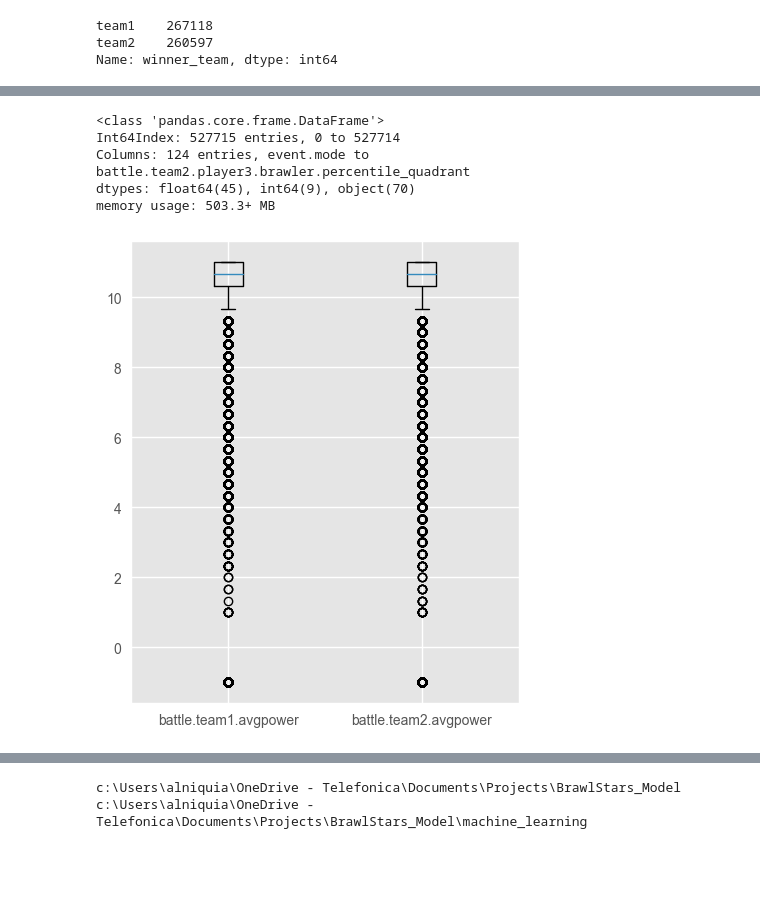
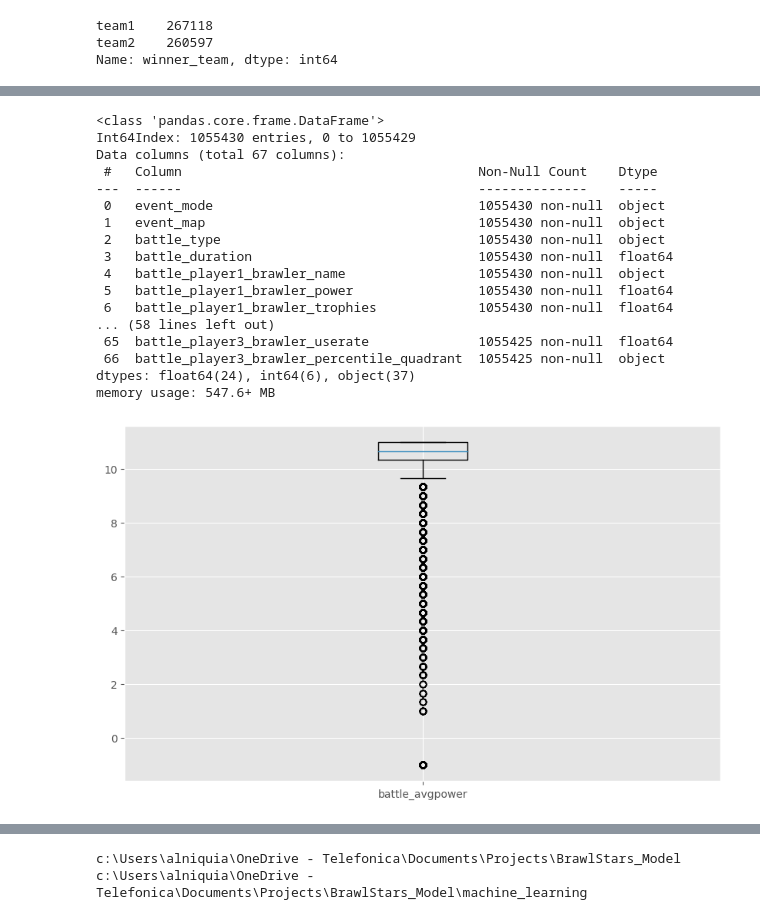
Before and after one commit to aquinteros/BrawlStars_Analytics, a Jupyter notebook: brawlstars_ML_training.ipynb, the cells around one changed output, grey strips where cells are left out. Drawn from its saved outputs; the diff is of its cells as text; code cells hidden in the pictures; blank space fills up the shorter version.

```diff
--- a/brawlstars_ML_training.ipynb
+++ b/brawlstars_ML_training.ipynb
@@ -86,5 +82,5 @@ Name: player_team, dtype: int64
 # %%
 # eliminar draws, no aportan al modelo
-crossBattlelog = crossBattlelog[crossBattlelog['battle.result'] != 'draw'].reset_index(drop=True)
+crossBattlelog = crossBattlelog[crossBattlelog['battle_result'] != 'draw'].reset_index(drop=True)
 # %%
 # crear columna winner_team
@@ -320,8 +259,8 @@ memory usage: 338.2+ MB
 # %%
 # merge map data
-battlelogFinal = battlelogFinal.merge(barrierList, how='inner', on='event.map')
-battlelogFinal = battlelogFinal.merge(bushList, how='inner', on='event.map')
-battlelogFinal = battlelogFinal.merge(waterList, how='left', on='event.map')
+battlelogFinal = battlelogFinal.merge(barrierList, how='inner', on='event_map')
+battlelogFinal = battlelogFinal.merge(bushList, how='inner', on='event_map')
+battlelogFinal = battlelogFinal.merge(waterList, how='left', on='event_map')
 battlelogFinal['waterProp'] = battlelogFinal['waterProp'].fillna(0)
 battlelogFinal.info()
 # %% [output]
@@ -347,24 +286,33 @@ memory usage: 358.3+ MB
 def add_wr_ur(df, prefix):
 	df = pd.merge(
 		left=df
-		,right=brawler_wr_ur[['brawlername', 'event.mode', 'event.map', 'winrate', 'userate', 'percentile_quadrant']].add_prefix(prefix)
-		,left_on=[prefix + 'name', 'event.mode', 'event.map']
-		,right_on=[prefix + 'brawlername', prefix + 'event.mode', prefix + 'event.map']
+		,right=brawler_wr_ur[['brawlername', 'event_mode', 'event_map', 'winrate', 'userate', 'percentile_quadrant']].add_prefix(prefix)
+		,left_on=[prefix + 'name', 'event_mode', 'event_map']
+		,right_on=[prefix + 'brawlername', prefix + 'event_mode', prefix + 'event_map']
 		,how='left'
 		,suffixes=('','_w'))
 	return df
 
-battlelogFinal = add_wr_ur(battlelogFinal, 'battle.team1.player1.brawler.')
-battlelogFinal = add_wr_ur(battlelogFinal, 'battle.team1.player2.brawler.')
-battlelogFinal = add_wr_ur(battlelogFinal, 'battle.team1.player3.brawler.')
-battlelogFinal = add_wr_ur(battlelogFinal, 'battle.team2.player1.brawler.')
-battlelogFinal = add_wr_ur(battlelogFinal, 'battle.team2.player2.brawler.')
-battlelogFinal = add_wr_ur(battlelogFinal, 'battle.team2.player3.brawler.')
+battlelogFinal = add_wr_ur(battlelogFinal, 'battle_player1_brawler_')
+battlelogFinal = add_wr_ur(battlelogFinal, 'battle_player2_brawler_')
+battlelogFinal = add_wr_ur(battlelogFinal, 'battle_player3_brawler_')
 
 battlelogFinal.info()
 # %% [output]
 <class 'pandas.core.frame.DataFrame'>
-Int64Index: 527715 entries, 0 to 527714
-Columns: 124 entries, event.mode to battle.team2.player3.brawler.percentile_quadrant
-dtypes: float64(45), int64(9), object(70)
-memory usage: 503.3+ MB
+Int64Index: 1055430 entries, 0 to 1055429
+Data columns (total 67 columns):
+ #   Column                                      Non-Null Count    Dtype
+---  ------                                      --------------    -----
+ 0   event_mode                                  1055430 non-null  object
+ 1   event_map                                   1055430 non-null  object
+ 2   battle_type                                 1055430 non-null  object
+ 3   battle_duration                             1055430 non-null  float64
+ 4   battle_player1_brawler_name                 1055430 non-null  object
+ 5   battle_player1_brawler_power                1055430 non-null  float64
+ 6   battle_player1_brawler_trophies             1055430 non-null  float64
+... (58 lines left out)
+ 65  battle_player3_brawler_userate              1055425 non-null  float64
+ 66  battle_player3_brawler_percentile_quadrant  1055425 non-null  object
+dtypes: float64(24), int64(6), object(37)
+memory usage: 547.6+ MB
@@ -381,23 +320,23 @@ memory usage: 503.3+ MB
 plt.style.use('ggplot')
 # %%
 # crear columna avg power
-def create_avg(row, team, column):
-    return (row['battle.' + team + '.player1.brawler.'+ column] + row['battle.' + team + '.player2.brawler.'+ column] + row['battle.' + team + '.player3.brawler.'+ column]) / 3
+def create_avg(row, column):
+    return (row['battle_player1_brawler_'+ column] + row['battle_player2_brawler_'+ column] + row['battle_player3_brawler_'+ column]) / 3
 
-def create_boxplots(df, col1, col2):
+def create_boxplots(df, col1):
     fig, ax = plt.subplots()
-    fig.set_size_inches(5, 6)
-    ax.boxplot([df[col1], df[col2]])
-    ax.set_xticklabels([col1, col2])
+    fig.set_size_inches(6, 6)
+    ax.boxplot(df[col1])
+    ax.set_xticklabels([col1])
     plt.show()
 
-battlelogFinal['battle.team1.avgpower'] = battlelogFinal.apply(lambda row: create_avg(row, 'team1', 'power'), axis=1)
-battlelogFinal = battlelogFinal[battlelogFinal['battle.team1.avgpower'].isna() == False]
-battlelogFinal['battle.team2.avgpower'] = battlelogFinal.apply(lambda row: create_avg(row, 'team2', 'power'), axis=1)
-battlelogFinal = battlelogFinal[battlelogFinal['battle.team2.avgpower'].isna() == False]
+battlelogFinal['battle_avgpower'] = battlelogFinal.apply(lambda row: create_avg(row, 'power'), axis=1)
+battlelogFinal = battlelogFinal[battlelogFinal['battle_avgpower'].isna() == False]
+battlelogFinal['battle_avgpower'] = battlelogFinal.apply(lambda row: create_avg(row, 'power'), axis=1)
+battlelogFinal = battlelogFinal[battlelogFinal['battle_avgpower'].isna() == False]
 
-create_boxplots(battlelogFinal, 'battle.team1.avgpower', 'battle.team2.avgpower')
+create_boxplots(battlelogFinal, 'battle_avgpower')
 # %% [output]
-[figure, old version]
+[figure, new version]
 # %%
 # subset avg power
```
Also changed, not shown: parts of 46 cells of this notebook.
